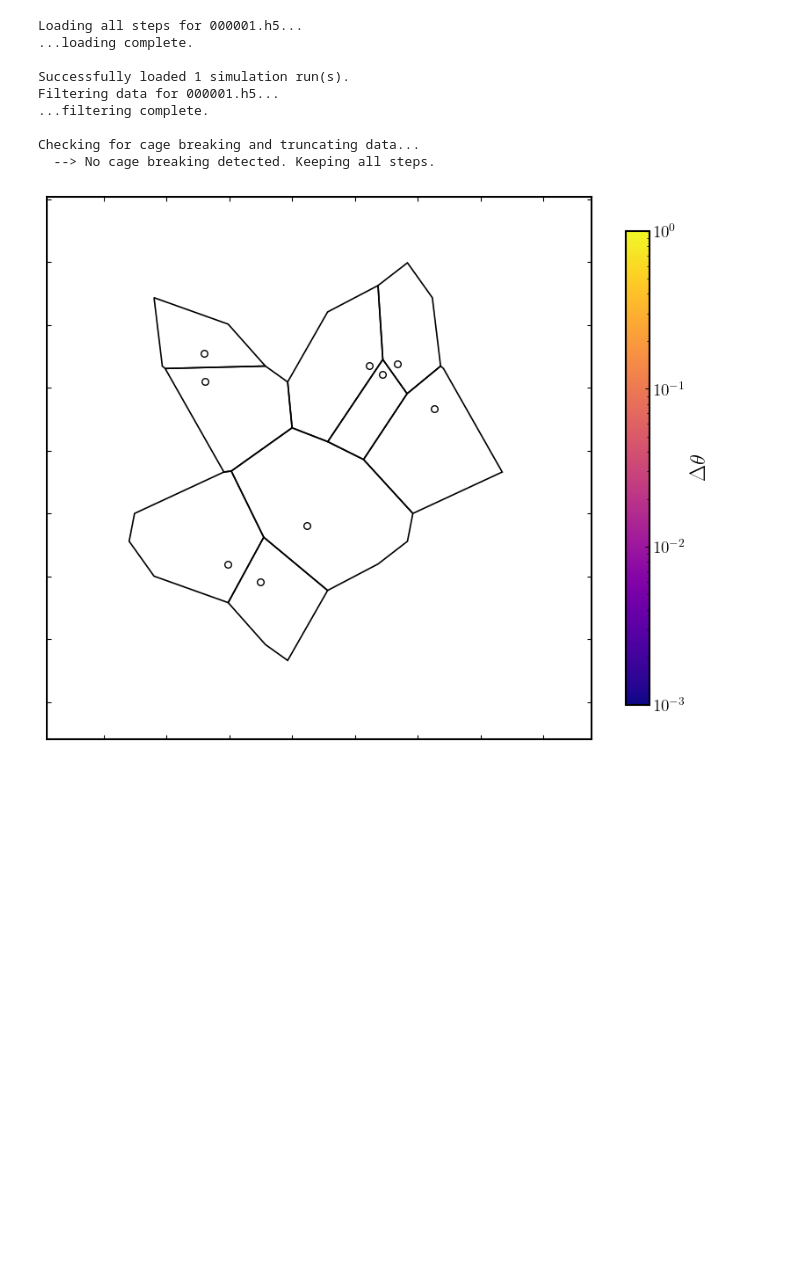
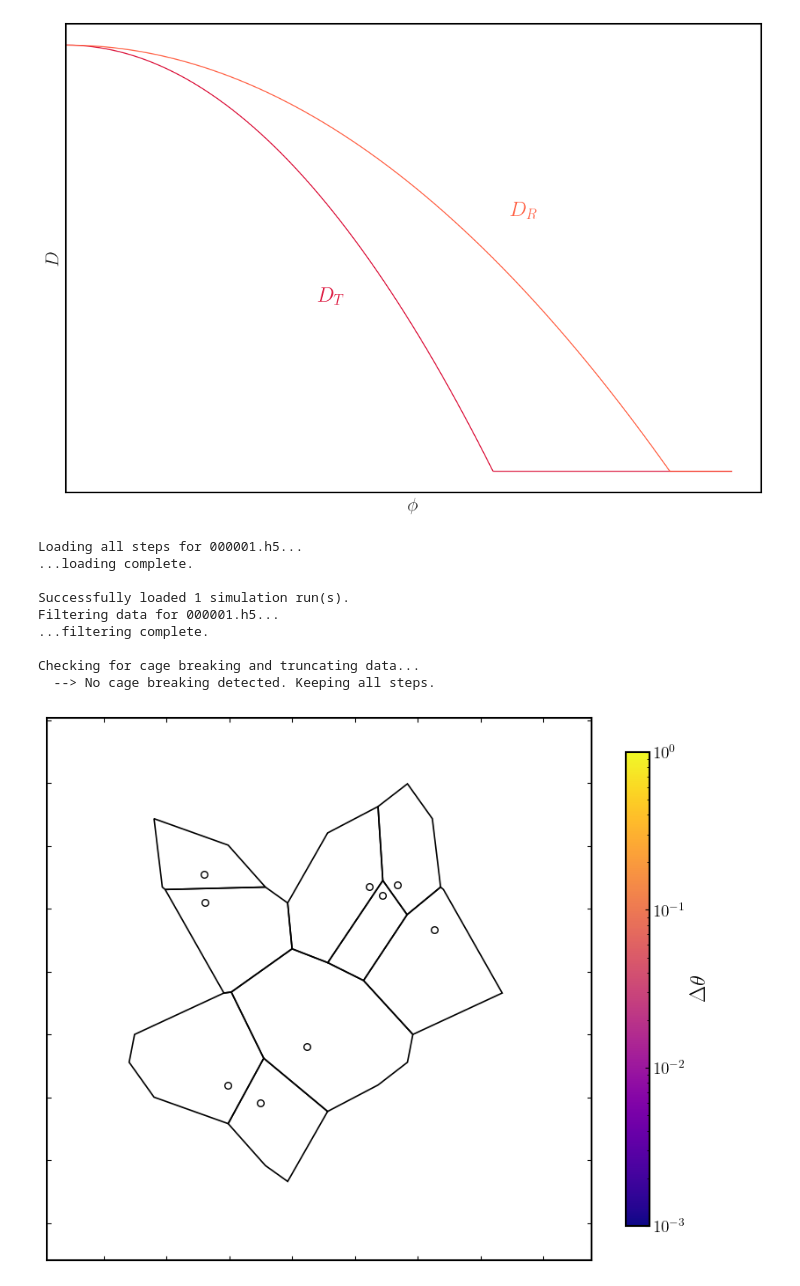
Before and after one commit to rohan-goyal-1/granular, a Jupyter notebook: python/cage/work.ipynb, the cells around one changed output. Saved outputs shown, nothing was run; the diff lists cells and outputs as text; code cells hidden in the pictures; blank space fills up the shorter version.

```diff
--- a/python/cage/work.ipynb
+++ b/python/cage/work.ipynb
@@ -31,6 +31,51 @@ plt.rcParams.update({
     "lines.markersize": 6,
     "figure.figsize": [10, 7],
 })
+# %%
+# Define φ range
+phi = np.linspace(0.4, 0.85, 500)
+phi0 = 0.4  # start of curve
+
+# Convex downward parabolas
+D_T = 1 - 12 * (phi - phi0)**2   # steeper
+D_R = 1 - 6  * (phi - phi0)**2   # gentler
+
+# Clip negatives for display purposes
+D_T = np.clip(D_T, 0, 1)
+D_R = np.clip(D_R, 0, 1)
+
+# --- Plotting ---
+fig, ax = plt.subplots()
+
+# Make everything black like your other plots
+fig.patch.set_facecolor('white')
+ax.set_facecolor('white')
+for spine in ax.spines.values():
+    spine.set_color('black')
+ax.tick_params(colors='black')
+
+ax.plot(phi, D_T, label=r'$D_T$', color='crimson')
+ax.plot(phi, D_R, label=r'$D_R$', color='tomato')
+
+# Remove ticks for schematic style
+ax.set_xticks([])
+ax.set_yticks([])
+
+# Labels and limits
+ax.set_xlabel(r'$\phi$')
+ax.set_ylabel(r'$D$')
+ax.set_xlim(0.4, 0.87)
+ax.set_ylim(-0.05, 1.05)
+
+# Curve labels
+ax.text(0.57, 0.4, r'$D_T$', color='crimson', fontsize=20)
+ax.text(0.70, 0.6, r'$D_R$', color='tomato', fontsize=20)
+
+plt.tight_layout()
+plt.savefig("qualitative_d.svg")
+plt.show()
+# %% [output]
+[figure, added]
 # %%
 # ==============================================================================
 # Cell 2: The Refactored SimulationRun Class (with Data Truncation Logic)
```
Also changed, not shown: parts of 1 cell of this notebook, 6 other files.
